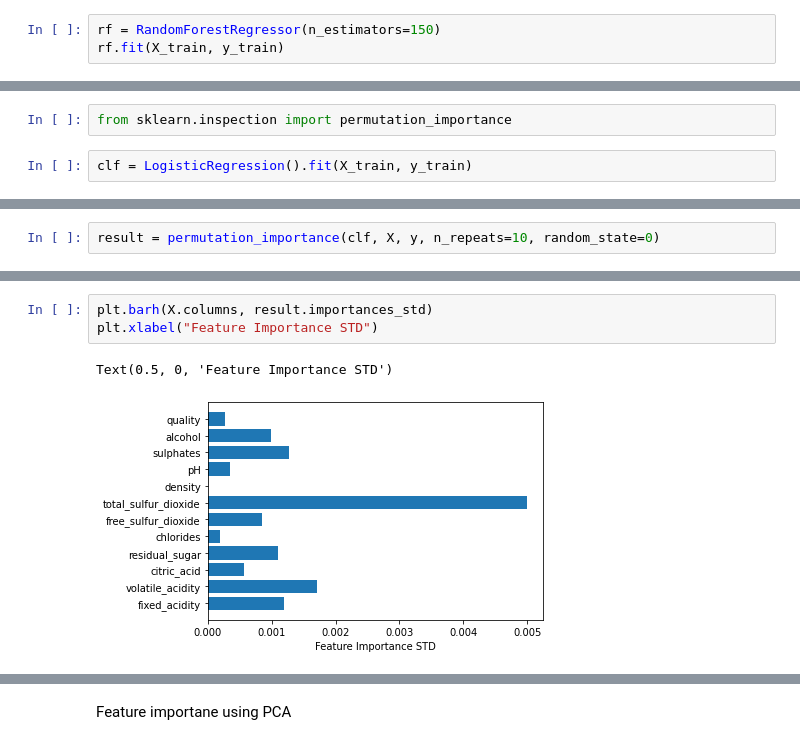
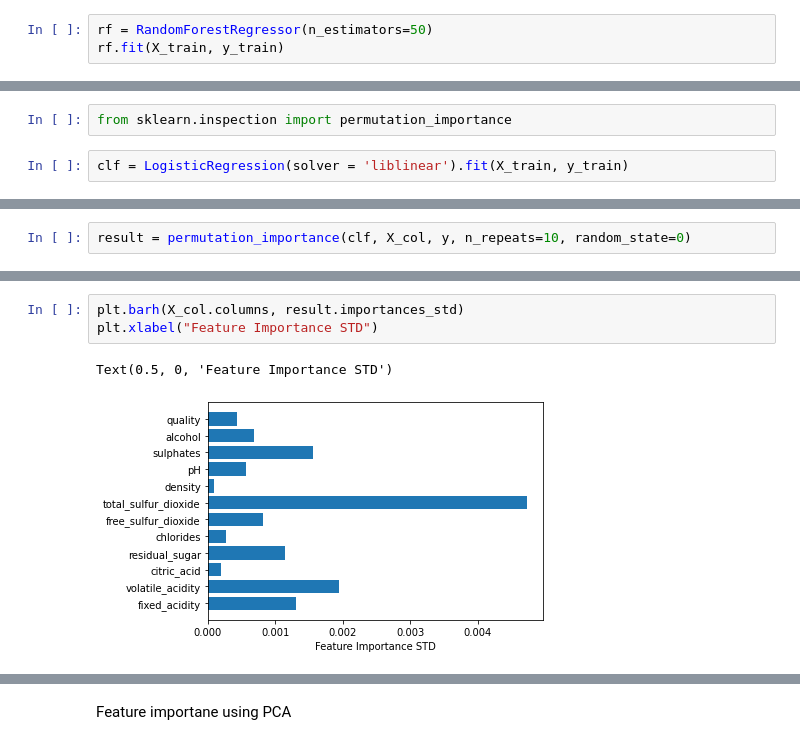
Before and after one commit to Noob919/Feature_selection, a Jupyter notebook: Wine_dataset.ipynb, the cells around one changed output, grey strips where cells are left out. Saved outputs shown, nothing was run; the diff lists cells and outputs as text.

```diff
--- a/Wine_dataset.ipynb
+++ b/Wine_dataset.ipynb
@@ -114,6 +137,6 @@ Tree based models
 # %%
 from sklearn.ensemble import RandomForestRegressor
 # %%
-rf = RandomForestRegressor(n_estimators=150)
+rf = RandomForestRegressor(n_estimators=50)
 rf.fit(X_train, y_train)
 # %% [output]
@@ -144,4 +198,4 @@ Feature importance using permutation importance of SCikit learn this method can
 # %%
 from sklearn.inspection import permutation_importance
 # %%
-clf = LogisticRegression().fit(X_train, y_train)
+clf = LogisticRegression(solver = 'liblinear').fit(X_train, y_train)
@@ -156,3 +202,3 @@ Please also refer to the documentation for alternative solver options:
 # %%
-result = permutation_importance(clf, X, y, n_repeats=10, random_state=0)
+result = permutation_importance(clf, X_col, y, n_repeats=10, random_state=0)
 # %%
@@ -164,6 +260,6 @@ Text(0.5, 0, 'Feature Importance MEAN')
 # %%
-plt.barh(X.columns, result.importances_std)
+plt.barh(X_col.columns, result.importances_std)
 plt.xlabel("Feature Importance STD")
 # %% [output]
 Text(0.5, 0, 'Feature Importance STD')
-[figure, old version]
+[figure, new version]
```
Also changed, not shown: parts of 38 cells of this notebook.
